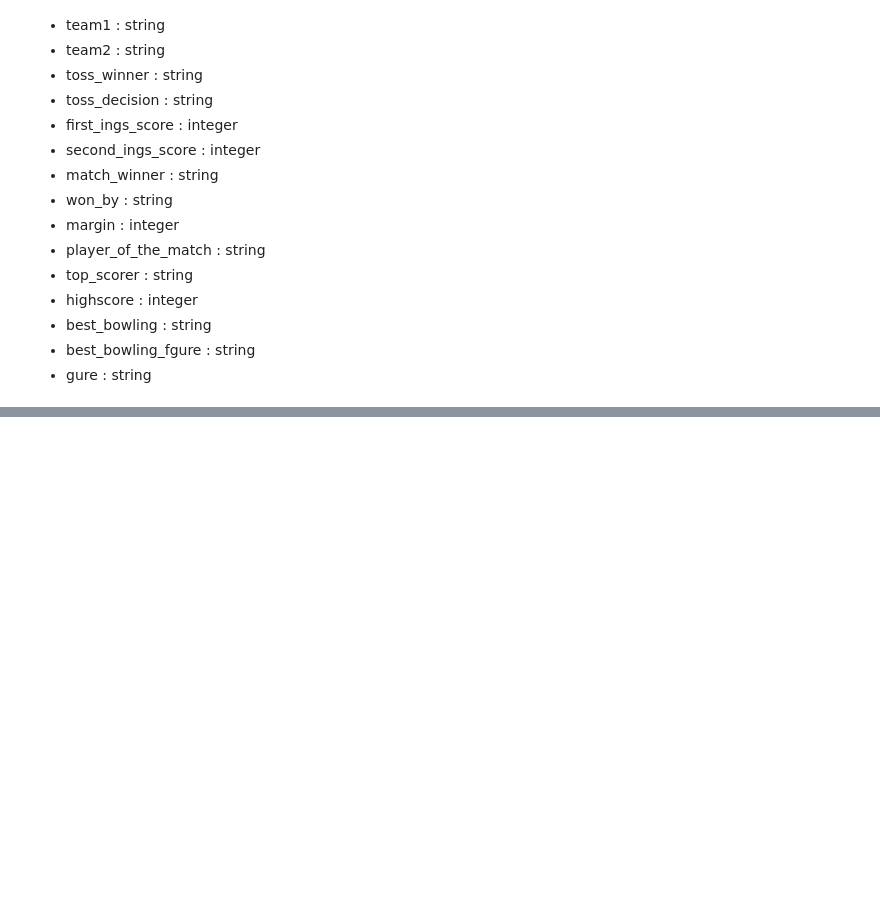
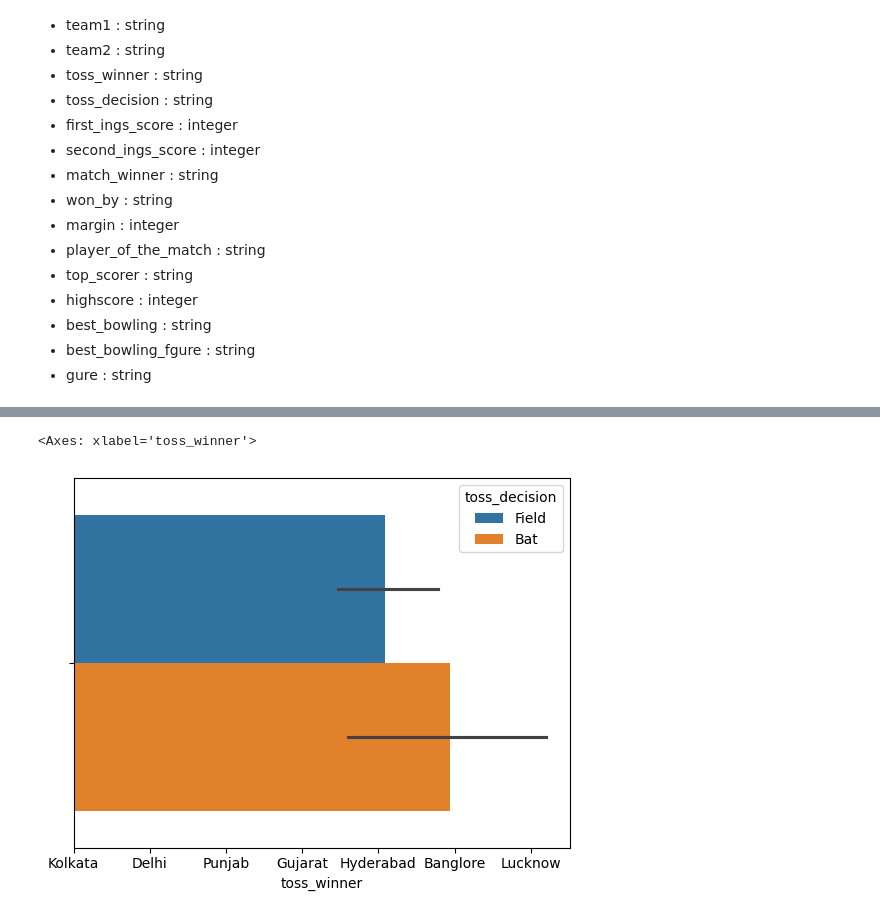
Before and after one commit to akshay-1896/LW-DS-15D, a Jupyter notebook: Data Visualization/IPL-Capstone-Project.ipynb, the cells around one changed output, grey strips where cells are left out. Drawn from its saved outputs; the diff is of its cells as text; code cells hidden in the pictures; blank space fills up the shorter version.

```diff
--- a/Data Visualization/IPL-Capstone-Project.ipynb
+++ b/Data Visualization/IPL-Capstone-Project.ipynb
@@ -27,0 +165,5 @@ column names: Variable Type
+# %%
+sns.barplot(data = df, x='toss_winner', hue='toss_decision')
+# %% [output]
+<Axes: xlabel='toss_winner'>
+[figure, added]
```
Also changed, not shown: parts of 48 cells of this notebook.
